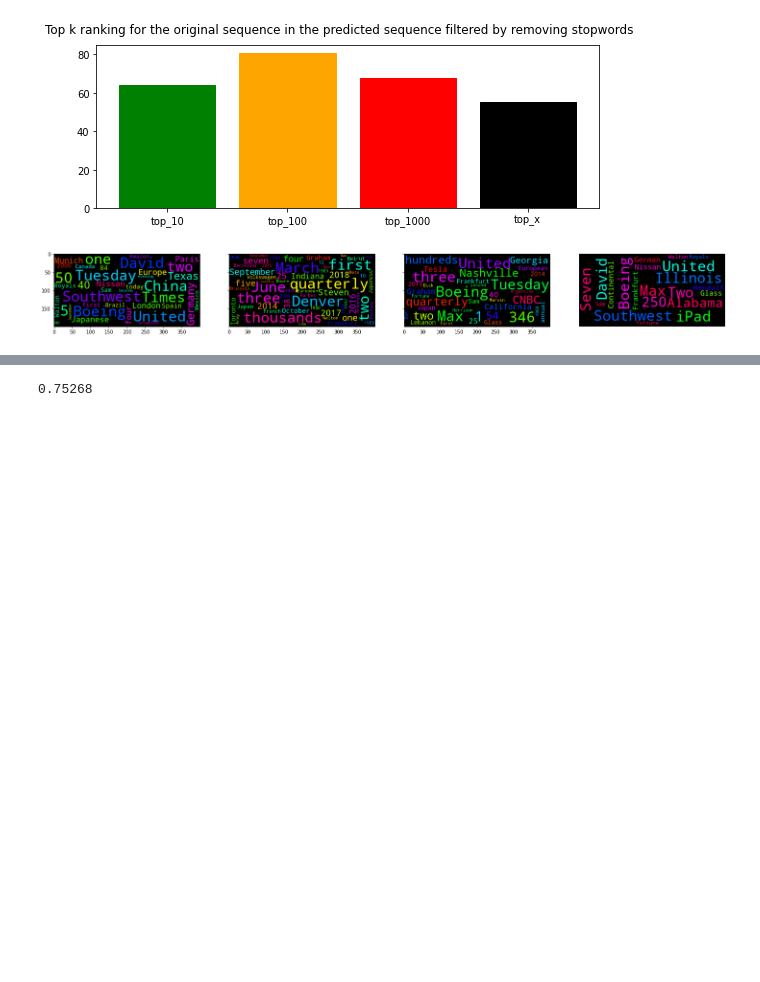
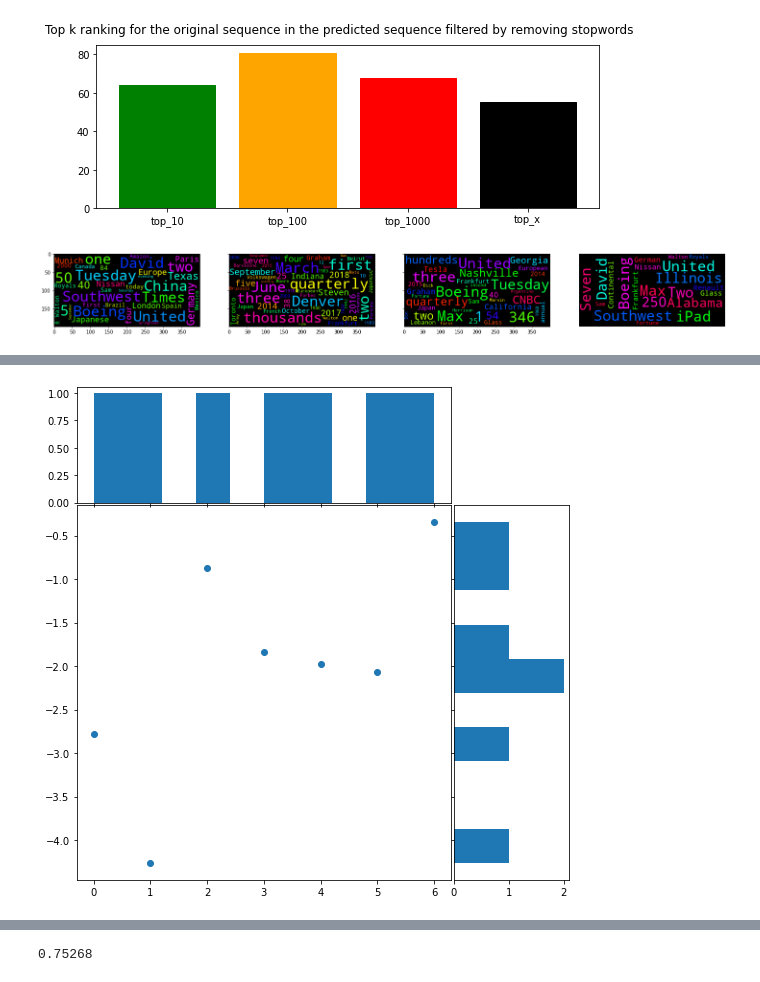
Before and after one commit to Lawliet19189/Euller, a Jupyter notebook: experiments/archived_data_exploration_analysis.ipynb, the cells around one changed output, grey strips where cells are left out. Saved outputs shown, nothing was run; the diff lists cells and outputs as text; code cells hidden in the pictures; blank space fills up the shorter version.

```diff
--- a/experiments/archived_data_exploration_analysis.ipynb
+++ b/experiments/archived_data_exploration_analysis.ipynb
@@ -122,0 +122,6 @@ def analyse_text(articles: List):
+# %%
+#text = "Sorry, I’m not sure what you mean by a button that waits to be clicked. How would you like the following toy example to be improved ? assume load_data is a file_uploader instead and the transformation of the user selected columns to categorical is made in the train_model"
+
+outputs = analyse_text([arxiv])
+# %% [output]
+[figure, added]
```
Also changed, not shown: parts of 8 cells of this notebook, 3 other files.
